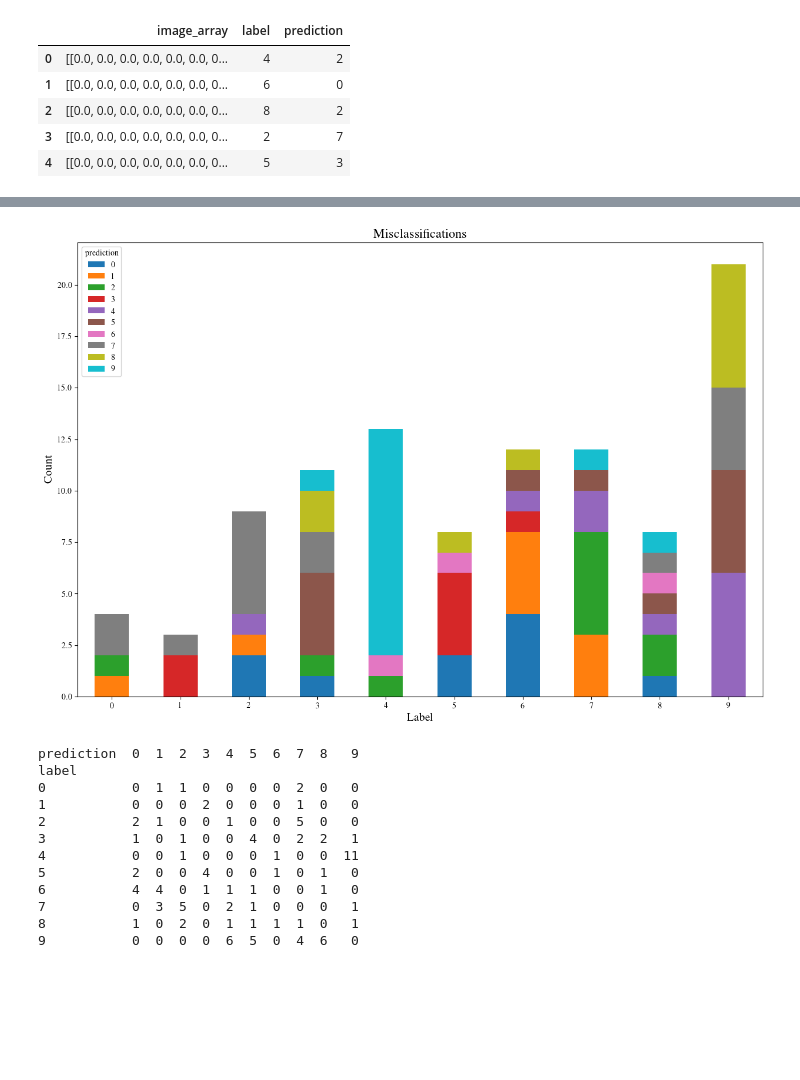
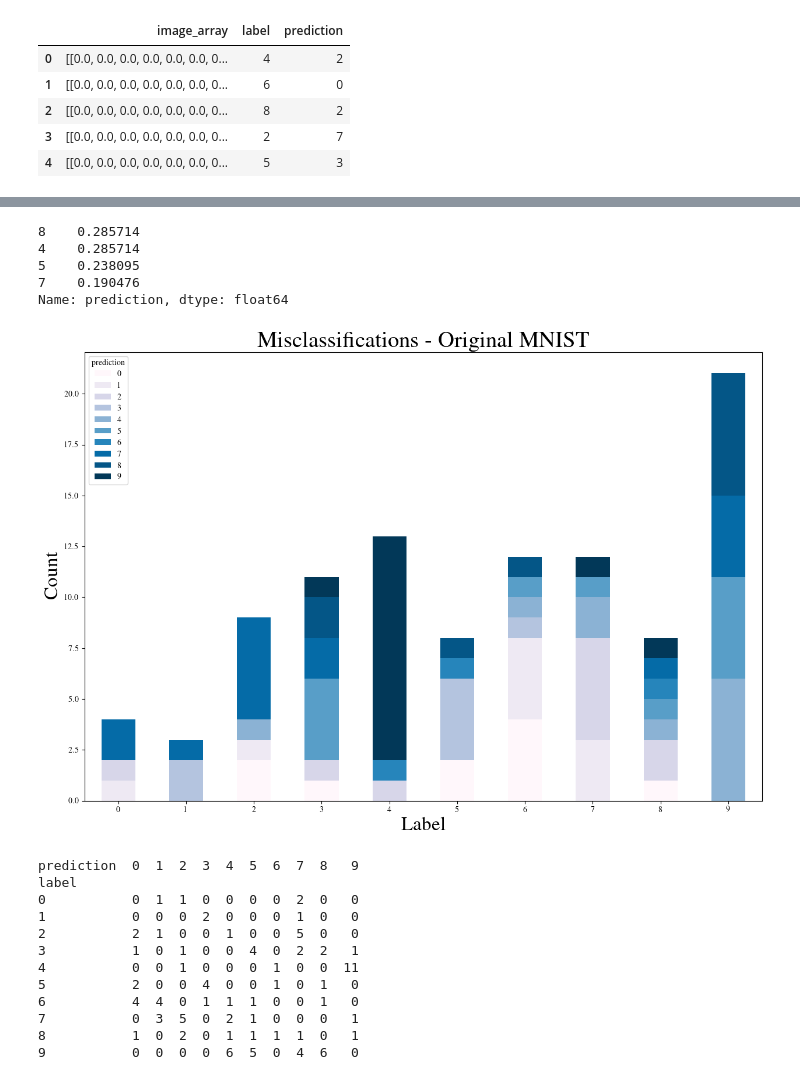
Before and after one commit to jornelasmunoz/UCM_Undergraduate_Research, a Jupyter notebook: jornelasmunoz/notebooks/Original MNIST - Classification Model.ipynb, the cells around one changed output, grey strips where cells are left out. Cells and saved outputs as stored; diff of their text form; code cells hidden in the pictures; blank space fills up the shorter version.

```diff
--- a/jornelasmunoz/notebooks/Original MNIST - Classification Model.ipynb
+++ b/jornelasmunoz/notebooks/Original MNIST - Classification Model.ipynb
@@ -95,6 +73,7 @@ test_data = datasets.MNIST(
 # %%
 # define CNN and get data
 model = CNN().to(device)
+train_data, test_data = model._get_dataset(params['A'], encoded=False)
 criterion = torch.nn.CrossEntropyLoss()
 optimizer = torch.optim.Adam(model.parameters(), lr = 1e-3)
 PATH = f'../models/{params["model"]}_mnist_{params["epochs"]}epochs.pth'
@@ -344,14 +351,23 @@ df.head()
+# %%
+df[df.label == 9].prediction.value_counts(normalize=True)
+# %% [output]
+8    0.285714
+4    0.285714
+5    0.238095
+7    0.190476
+Name: prediction, dtype: float64
 # %%
+fontsize = 28
 crosstab_misclass = pd.crosstab(df.label, df.prediction, margins=False)
-crosstab_misclass.plot(kind="bar", stacked=True, rot=0)
-plt.ylabel("Count", fontsize=14)
-plt.xlabel("Label", fontsize=14)
-plt.title("Misclassifications", fontsize=16)
-#plt.savefig("../figs/misclassifications_counts.png")
+crosstab_misclass.plot(kind="bar", stacked=True, rot=0, cmap="PuBu")
+plt.ylabel("Count", fontsize=fontsize-4)
+plt.xlabel("Label", fontsize=fontsize-4)
+plt.title("Misclassifications - Original MNIST", fontsize=fontsize)
+#plt.savefig("../figs/misclassifications_counts_original_mnist.png")
 plt.show()
 print(crosstab_misclass)
 # %% [output]
-[figure, old version]
+[figure, new version]
 prediction  0  1  2  3  4  5  6  7  8   9
 label
 0           0  1  1  0  0  0  0  2  0   0
```
Also changed, not shown: parts of 5 cells of this notebook, 49 other files.
